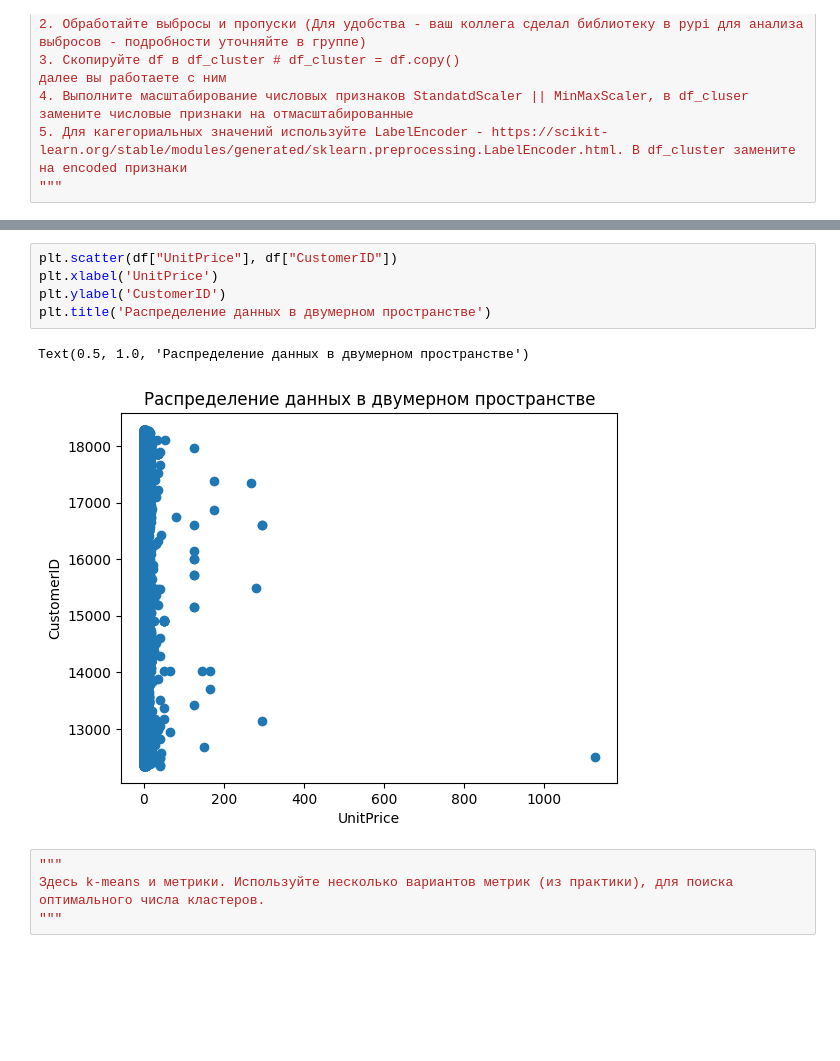
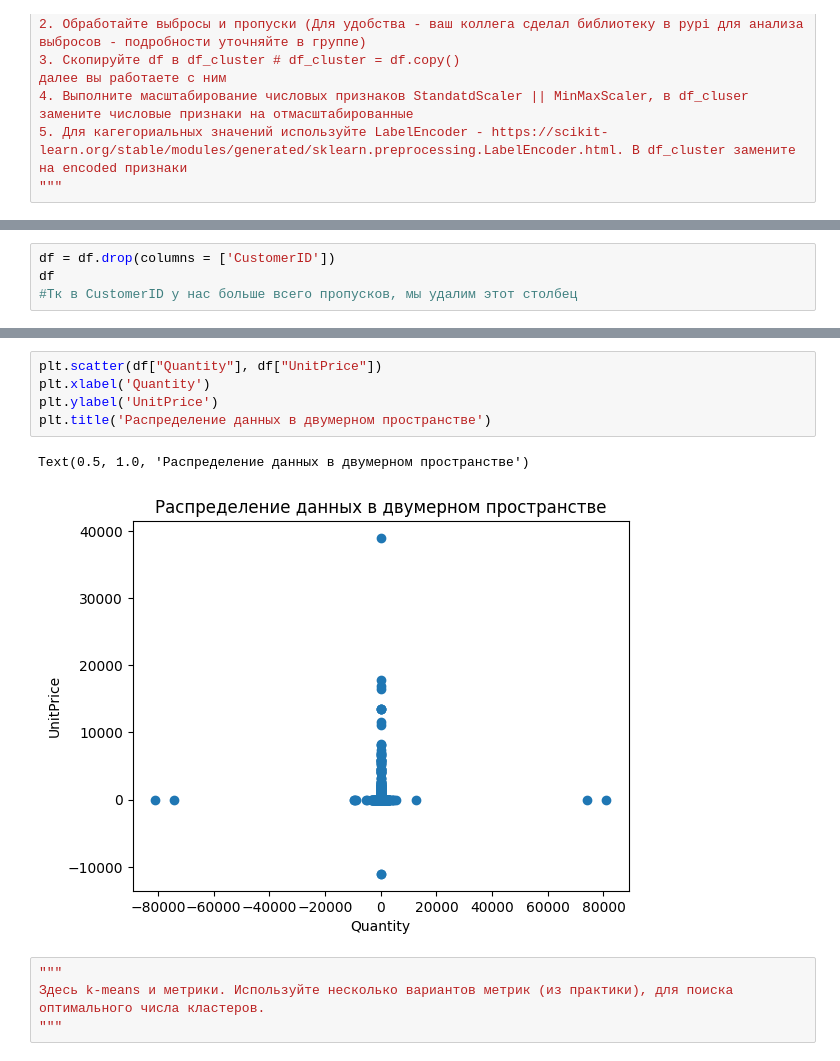
Before and after one commit to polinakochneva1/me_labs_house, a Jupyter notebook: lab4/Задание_4.ipynb, the cells around one changed output, grey strips where cells are left out. Cells and saved outputs as stored; diff of their text form; blank space fills up the shorter version.

```diff
--- a/lab4/Задание_4.ipynb
+++ b/lab4/Задание_4.ipynb
@@ -109,0 +76,4 @@ array([17850., 13047., 12583., ..., 17114., 15059., 16326.])
+# %%
+df = df.drop(columns = ['CustomerID'])
+df
+#Тк в CustomerID у нас больше всего пропусков, мы удалим этот столбец
@@ -110,11 +254,11 @@ array([17850., 13047., 12583., ..., 17114., 15059., 16326.])
 # %%
-plt.scatter(df["UnitPrice"], df["CustomerID"])
-plt.xlabel('UnitPrice')
-plt.ylabel('CustomerID')
+plt.scatter(df["Quantity"], df["UnitPrice"])
+plt.xlabel('Quantity')
+plt.ylabel('UnitPrice')
 plt.title('Распределение данных в двумерном пространстве')
 # %% [output]
 Text(0.5, 1.0, 'Распределение данных в двумерном пространстве')
-[figure, old version]
+[figure, new version]
 # %%
 """
 Здесь k-means и метрики. Используйте несколько вариантов метрик (из практики), для поиска оптимального числа кластеров.
```
Also changed, not shown: parts of 39 cells of this notebook.
